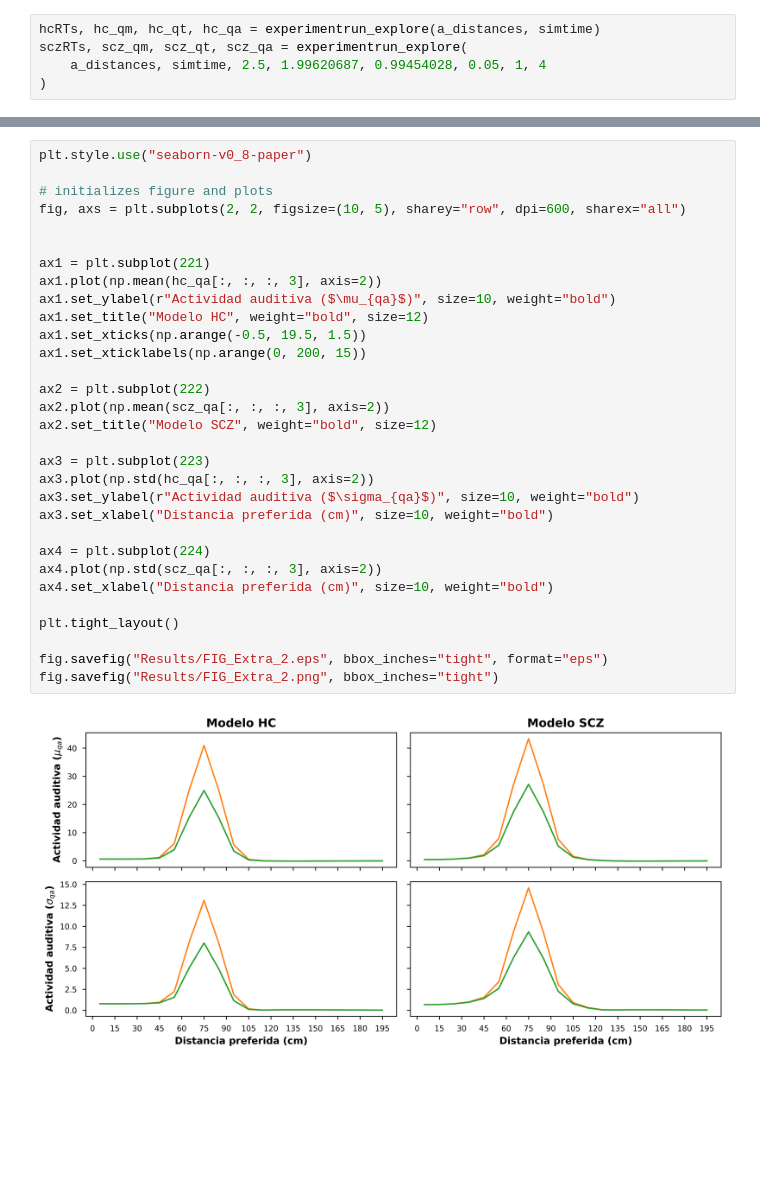
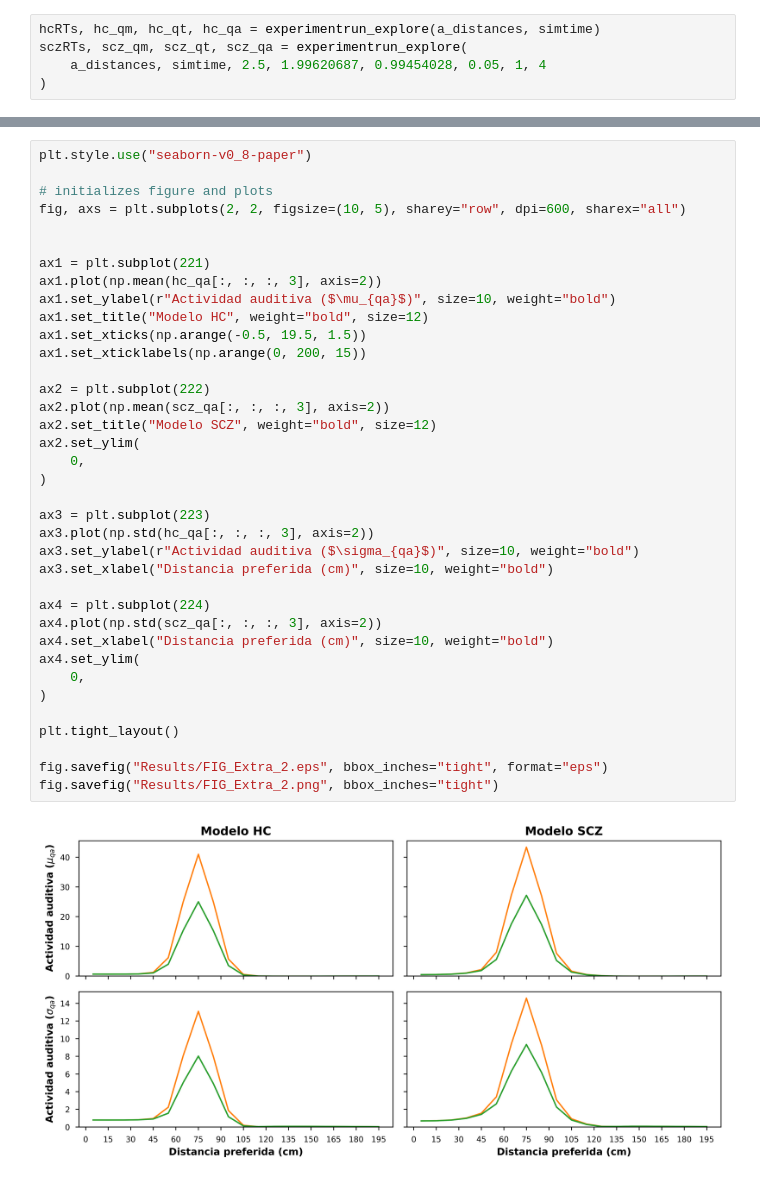
Before and after one commit to renatoparedes/SCZ_PPS_Model, a Jupyter notebook: Activity.ipynb, the cells around one changed output, grey strips where cells are left out. Cells and saved outputs as stored; diff of their text form; blank space fills up the shorter version.

Commit message:
Activity plot update

```diff
--- a/Activity.ipynb
+++ b/Activity.ipynb
@@ -168,31 +174,37 @@ plt.style.use("seaborn-v0_8-paper")
 
 # initializes figure and plots
 fig, axs = plt.subplots(2, 2, figsize=(10, 5), sharey="row", dpi=600, sharex="all")
 
 
 ax1 = plt.subplot(221)
 ax1.plot(np.mean(hc_qa[:, :, :, 3], axis=2))
 ax1.set_ylabel(r"Actividad auditiva ($\mu_{qa}$)", size=10, weight="bold")
 ax1.set_title("Modelo HC", weight="bold", size=12)
 ax1.set_xticks(np.arange(-0.5, 19.5, 1.5))
 ax1.set_xticklabels(np.arange(0, 200, 15))
 
 ax2 = plt.subplot(222)
 ax2.plot(np.mean(scz_qa[:, :, :, 3], axis=2))
 ax2.set_title("Modelo SCZ", weight="bold", size=12)
+ax2.set_ylim(
+    0,
+)
 
 ax3 = plt.subplot(223)
 ax3.plot(np.std(hc_qa[:, :, :, 3], axis=2))
 ax3.set_ylabel(r"Actividad auditiva ($\sigma_{qa}$)", size=10, weight="bold")
 ax3.set_xlabel("Distancia preferida (cm)", size=10, weight="bold")
 
 ax4 = plt.subplot(224)
 ax4.plot(np.std(scz_qa[:, :, :, 3], axis=2))
 ax4.set_xlabel("Distancia preferida (cm)", size=10, weight="bold")
+ax4.set_ylim(
+    0,
+)
 
 plt.tight_layout()
 
 fig.savefig("Results/FIG_Extra_2.eps", bbox_inches="tight", format="eps")
 fig.savefig("Results/FIG_Extra_2.png", bbox_inches="tight")
 # %% [output]
-[figure, old version]
+[figure, new version]
```
Also changed, not shown: parts of 1 cell of this notebook, 4 other files.
